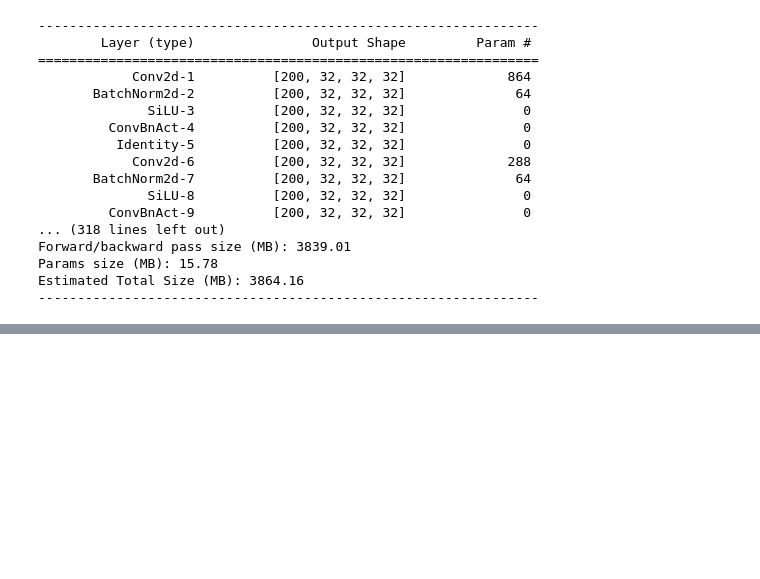
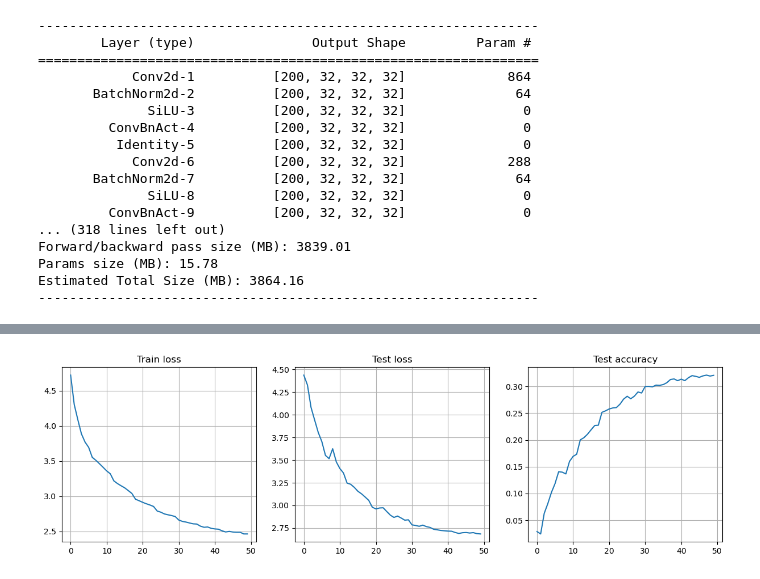
Before and after one commit to WASD6464/ML, a Jupyter notebook: CV/Architectures.ipynb, the cells around one changed output, grey strips where cells are left out. Cells and saved outputs as stored; diff of their text form; code cells hidden in the pictures; blank space fills up the shorter version.

```diff
--- a/CV/Architectures.ipynb
+++ b/CV/Architectures.ipynb
@@ -1058,0 +1098,2 @@ KeyboardInterrupt:
+# %%
+tr_model, tr_loss_hist, ts_loss_hist, ts_acc_hist = train_func(train_loader, test_loader, loss_fn, acc_fn, device, 50, 3e-3, model = model)
@@ -1058,0 +1118,4 @@ KeyboardInterrupt:
+# %%
+plot_train_func(tr_loss_hist, ts_loss_hist, ts_acc_hist)
+# %% [output]
+[figure, added]
```
Also changed, not shown: parts of 14 cells of this notebook.
